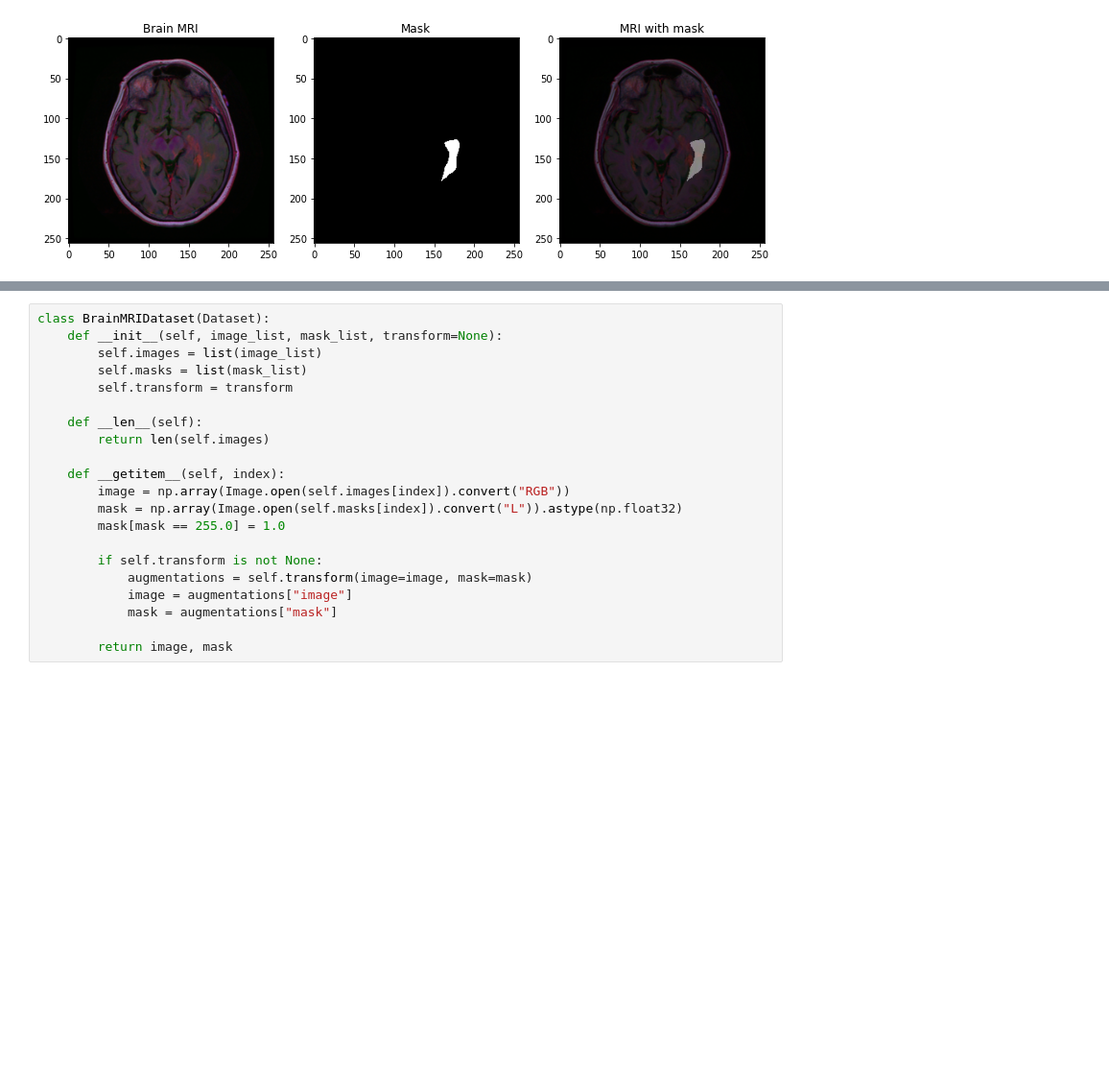
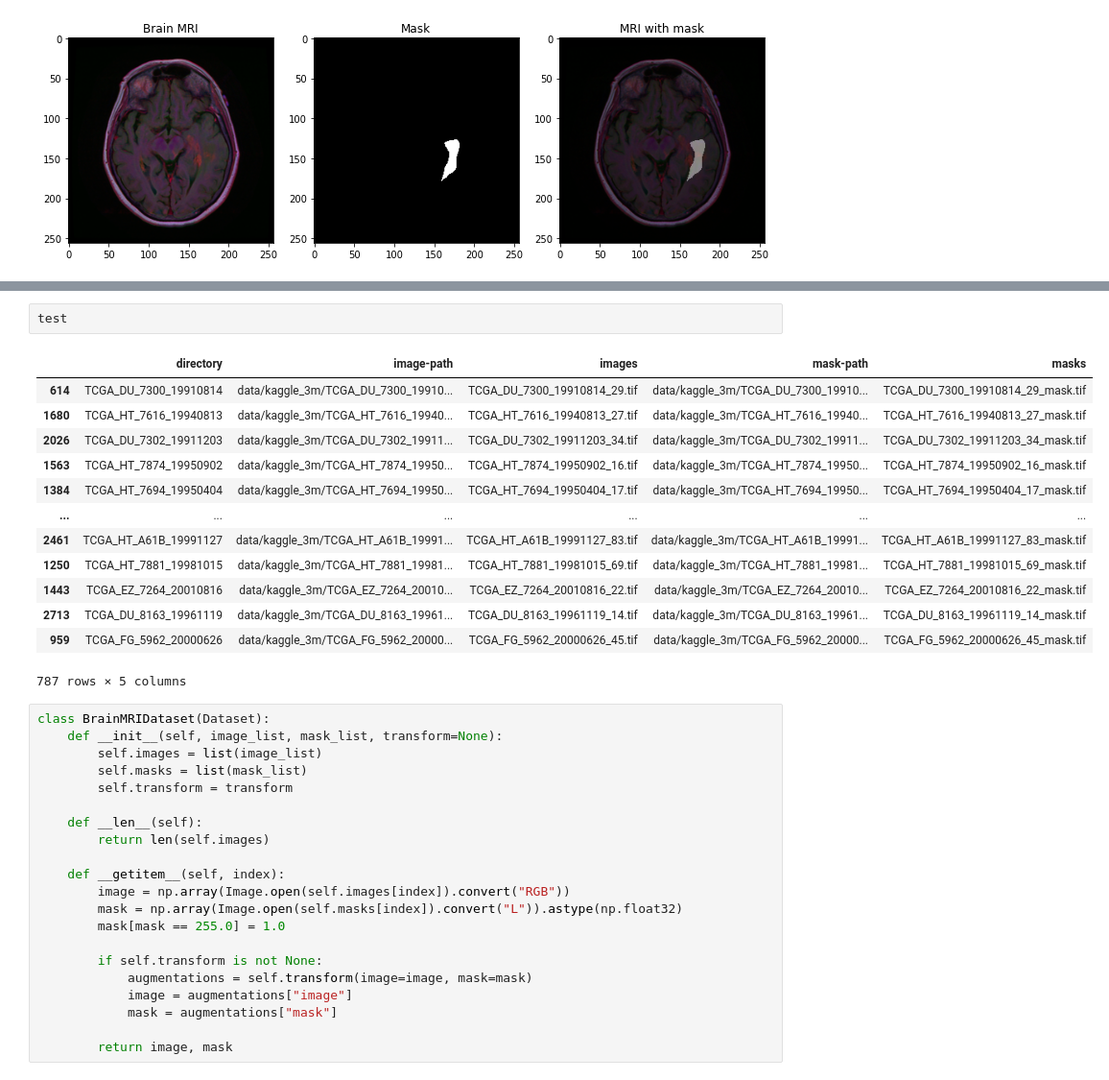
Before and after one commit to BaiqingL/CS523-Final, a Jupyter notebook: tumorSegmentation.ipynb, the cells around one changed output, grey strips where cells are left out. Shown at 96% size. Drawn from its saved outputs; the diff is of its cells as text; blank space fills up the shorter version.

```diff
--- a/tumorSegmentation.ipynb
+++ b/tumorSegmentation.ipynb
@@ -128,3 +136,19 @@ len(train), len(test)
+# %%
+test
+# %% [output]
+|  | directory | image-path | images | mask-path | masks |
+| 614 | TCGA_DU_7300_19910814 | data/kaggle_3m/TCGA_DU_7300_19910... | TCGA_DU_7300_19910814_29.tif | data/kaggle_3m/TCGA_DU_7300_19910... | TCGA_DU_7300_19910814_29_mask.tif |
+| 1680 | TCGA_HT_7616_19940813 | data/kaggle_3m/TCGA_HT_7616_19940... | TCGA_HT_7616_19940813_27.tif | data/kaggle_3m/TCGA_HT_7616_19940... | TCGA_HT_7616_19940813_27_mask.tif |
+| 2026 | TCGA_DU_7302_19911203 | data/kaggle_3m/TCGA_DU_7302_19911... | TCGA_DU_7302_19911203_34.tif | data/kaggle_3m/TCGA_DU_7302_19911... | TCGA_DU_7302_19911203_34_mask.tif |
+| 1563 | TCGA_HT_7874_19950902 | data/kaggle_3m/TCGA_HT_7874_19950... | TCGA_HT_7874_19950902_16.tif | data/kaggle_3m/TCGA_HT_7874_19950... | TCGA_HT_7874_19950902_16_mask.tif |
+| 1384 | TCGA_HT_7694_19950404 | data/kaggle_3m/TCGA_HT_7694_19950... | TCGA_HT_7694_19950404_17.tif | data/kaggle_3m/TCGA_HT_7694_19950... | TCGA_HT_7694_19950404_17_mask.tif |
+| ... | ... | ... | ... | ... | ... |
+| 2461 | TCGA_HT_A61B_19991127 | data/kaggle_3m/TCGA_HT_A61B_19991... | TCGA_HT_A61B_19991127_83.tif | data/kaggle_3m/TCGA_HT_A61B_19991... | TCGA_HT_A61B_19991127_83_mask.tif |
+| 1250 | TCGA_HT_7881_19981015 | data/kaggle_3m/TCGA_HT_7881_19981... | TCGA_HT_7881_19981015_69.tif | data/kaggle_3m/TCGA_HT_7881_19981... | TCGA_HT_7881_19981015_69_mask.tif |
+| 1443 | TCGA_EZ_7264_20010816 | data/kaggle_3m/TCGA_EZ_7264_20010... | TCGA_EZ_7264_20010816_22.tif | data/kaggle_3m/TCGA_EZ_7264_20010... | TCGA_EZ_7264_20010816_22_mask.tif |
+| 2713 | TCGA_DU_8163_19961119 | data/kaggle_3m/TCGA_DU_8163_19961... | TCGA_DU_8163_19961119_14.tif | data/kaggle_3m/TCGA_DU_8163_19961... | TCGA_DU_8163_19961119_14_mask.tif |
+| 959 | TCGA_FG_5962_20000626 | data/kaggle_3m/TCGA_FG_5962_20000... | TCGA_FG_5962_20000626_45.tif | data/kaggle_3m/TCGA_FG_5962_20000... | TCGA_FG_5962_20000626_45_mask.tif |
+787 rows × 5 columns
 # %%
 class BrainMRIDataset(Dataset):
     def __init__(self, image_list, mask_list, transform=None):
```
Also changed, not shown: parts of 10 cells of this notebook.
